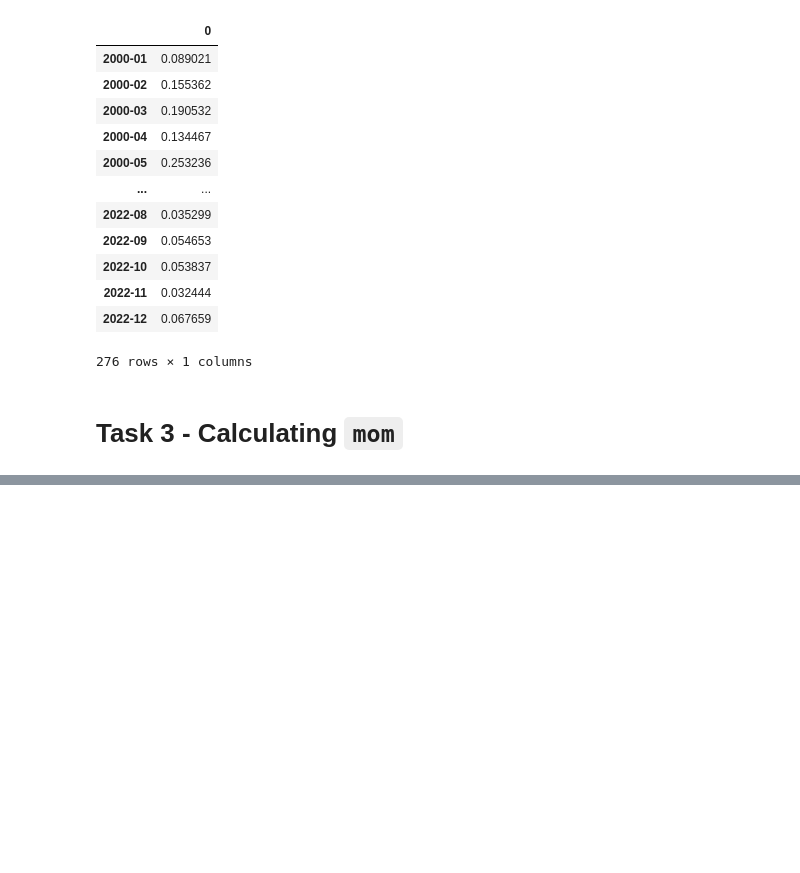
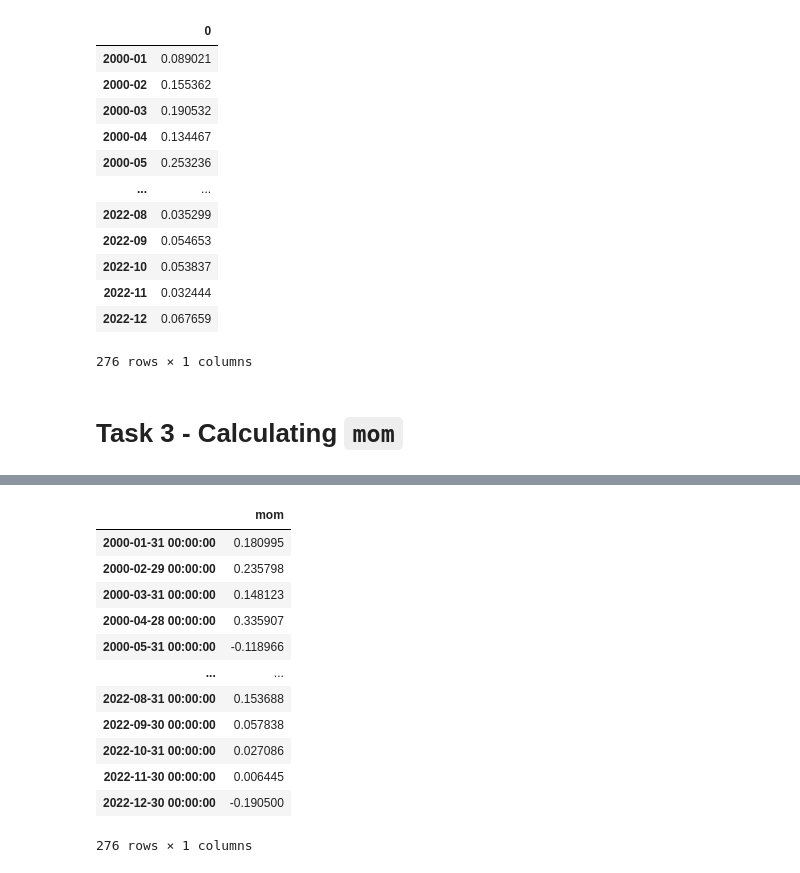
Before and after one commit to uWaterloo-CFM/CFM-301, a Jupyter notebook: Assignment 3/Assignment 3.ipynb, the cells around one changed output, grey strips where cells are left out. Saved outputs shown, nothing was run; the diff lists cells and outputs as text; code cells hidden in the pictures; blank space fills up the shorter version.

```diff
--- a/Assignment 3/Assignment 3.ipynb
+++ b/Assignment 3/Assignment 3.ipynb
@@ -64,7 +55,6 @@ permno_beta_dict = {}
 # Filter into dicts, while removing rows with null returns
 for permno in permnos:
     permno_returns = nasdaq_100_ret.loc[nasdaq_100_ret["PERMNO"] == permno]
-    permno_returns.dropna(inplace=True)
     permno_returns.reset_index(inplace=True) # Reset index for easy accessing later on
 
     # Calculate beta using 36 month lookback starting in 2000
@@ -72,7 +62,7 @@ for permno in permnos:
     # Start date is first date where we have >= 12 observations for a beta observation
     # Start date needs to be past 2000-01-01
     permno_betas = {}
-    for t in range(12, len(permno_returns["DATE"]) - 12):
+    for t in range(11, len(permno_returns["DATE"])):
         # Don't predict if date is not on or after 2000-01-01
         if permno_returns.iloc[t].DATE < "2000-01-01":
             continue
@@ -80,7 +70,8 @@ for permno in permnos:
         date = permno_returns.iloc[t].DATE
         est_window_start = t - 35 if t > 35 else 0
 
-        est_window_end = t # In indexing actually only goes up to t-1
+        # Because indexing ends at i - 1
+        est_window_end = t + 1
 
 
         est_window_returns = permno_returns.iloc[est_window_start:est_window_end].RET
@@ -292,0 +304,47 @@ permno_ivol_dict[87055.0]
+# %%
+permno_mom_dict = {}
+
+for permno in permnos:
+    monthly_mom = {}
+    permno_returns = nasdaq_100_ret.loc[nasdaq_100_ret["PERMNO"] == permno]
+    permno_returns.reset_index(inplace=True) # Reset index for easy accessing later on
+
+    for t in range(9, len(permno_returns["DATE"])):
+        # Don't predict if date is not on or after 2000-01-01
+        if permno_returns.iloc[t].DATE < "2000-01-01":
+            continue
+
+        date = permno_returns.iloc[t].DATE
+        est_window_start = t - 11 if t > 10 else 0
+
+        # Because indexing ends at i - 1
+        est_window_end = t + 1
+
+        est_window_returns = permno_returns.iloc[est_window_start:est_window_end].RET
+
+        # Going to get the monthly geometric mean return first in the case of weird months
+        # So our mom characteristic has the correct magnitude assuming 12 samples
+
+        comp_ret = stats.gmean(est_window_returns + 1) ** 12
+        comp_ret -= 1
+        monthly_mom[date] = comp_ret
+    permno_mom_dict[permno] = monthly_mom
+# %%
+for permno in permnos:
+    permno_mom_dict[permno] = pd.DataFrame.from_dict(permno_mom_dict[permno], orient="index", columns=["mom"])
+# %%
+permno_mom_dict[87055.0]
+# %% [output]
+|  | mom |
+| 2000-01-31 00:00:00 | 0.180995 |
+| 2000-02-29 00:00:00 | 0.235798 |
+| 2000-03-31 00:00:00 | 0.148123 |
+| 2000-04-28 00:00:00 | 0.335907 |
+| 2000-05-31 00:00:00 | -0.118966 |
+| ... | ... |
+| 2022-08-31 00:00:00 | 0.153688 |
+| 2022-09-30 00:00:00 | 0.057838 |
+| 2022-10-31 00:00:00 | 0.027086 |
+| 2022-11-30 00:00:00 | 0.006445 |
+| 2022-12-30 00:00:00 | -0.190500 |
+276 rows × 1 columns
```
Also changed, not shown: parts of 4 cells of this notebook, 1 other file.
